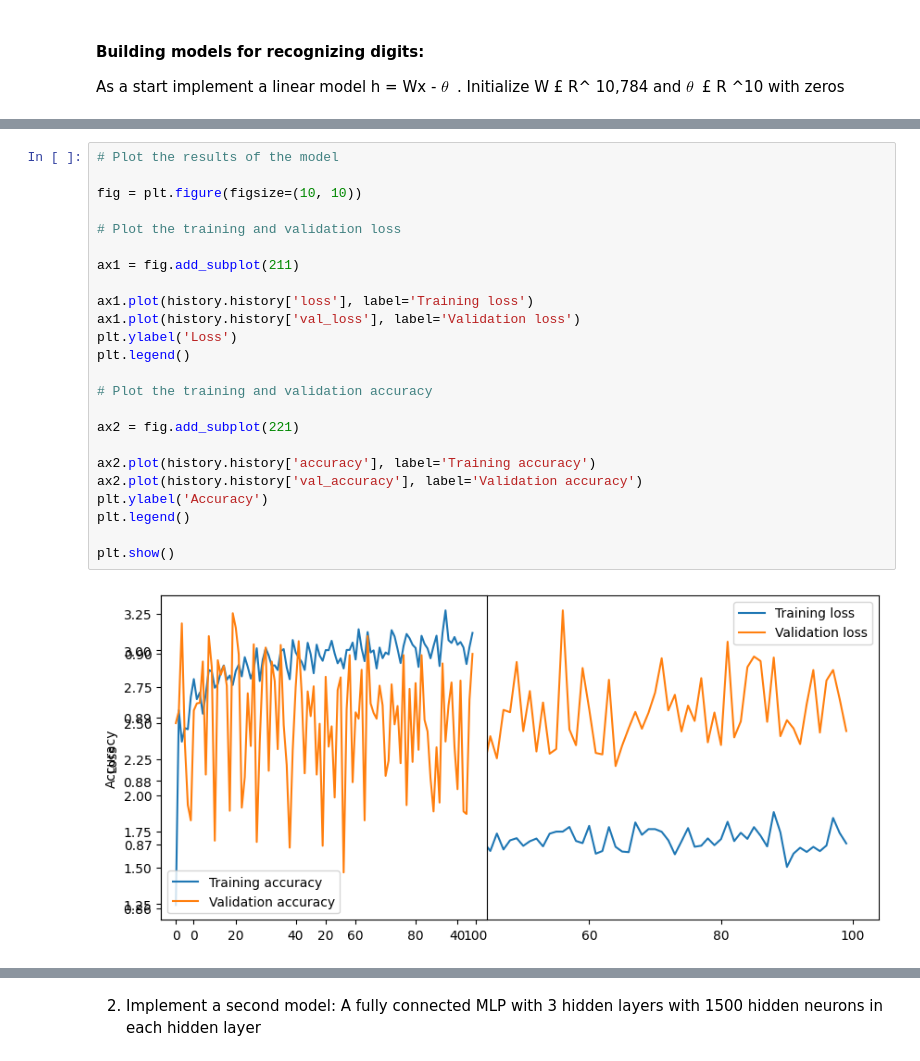
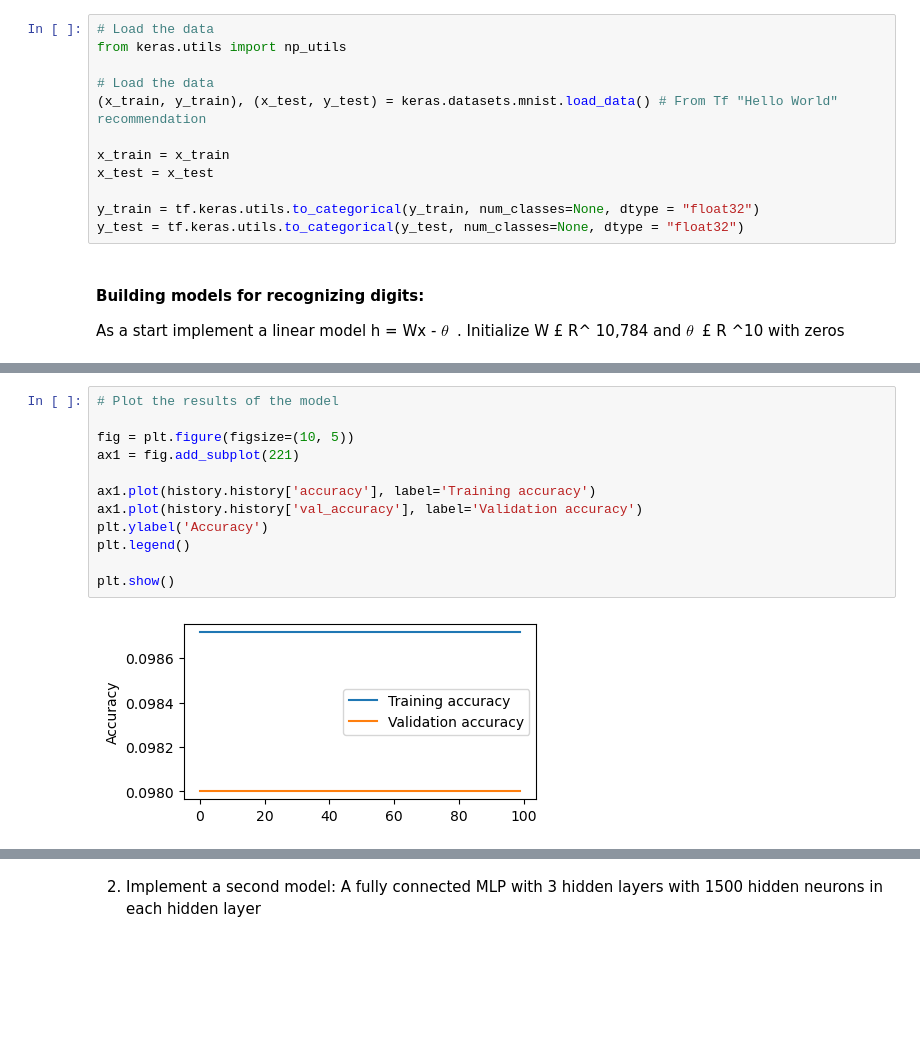
Before and after one commit to Javiermateor/Machine-Intelligence-I, a Jupyter notebook: Exercises/Exercise_06.ipynb, the cells around one changed output, grey strips where cells are left out. Saved outputs shown, nothing was run; the diff lists cells and outputs as text; blank space fills up the shorter version.

```diff
--- a/Exercises/Exercise_06.ipynb
+++ b/Exercises/Exercise_06.ipynb
@@ -35,3 +8,15 @@ KeyboardInterrupt:
+# %%
+# Load the data
+from keras.utils import np_utils
+
+# Load the data
+(x_train, y_train), (x_test, y_test) = keras.datasets.mnist.load_data() # From Tf "Hello World" recommendation
+
+x_train = x_train
+x_test = x_test
+
+y_train = tf.keras.utils.to_categorical(y_train, num_classes=None, dtype = "float32")
+y_test = tf.keras.utils.to_categorical(y_test, num_classes=None, dtype = "float32")
 # %% [markdown]
 #### Building models for recognizing digits:
 As a start implement a linear model  h = Wx - $ \theta\ $ . Initialize W £ R^ 10,784 and $ \theta\ $ £ R ^10  with zeros
@@ -90,26 +63,14 @@ Epoch 100/100
 # %%
 # Plot the results of the model
 
-fig = plt.figure(figsize=(10, 10))
+fig = plt.figure(figsize=(10, 5))
+ax1 = fig.add_subplot(221)
 
-# Plot the training and validation loss
-
-ax1 = fig.add_subplot(211)
-
-ax1.plot(history.history['loss'], label='Training loss')
-ax1.plot(history.history['val_loss'], label='Validation loss')
-plt.ylabel('Loss')
-plt.legend()
-
-# Plot the training and validation accuracy
-
-ax2 = fig.add_subplot(221)
-
-ax2.plot(history.history['accuracy'], label='Training accuracy')
-ax2.plot(history.history['val_accuracy'], label='Validation accuracy')
+ax1.plot(history.history['accuracy'], label='Training accuracy')
+ax1.plot(history.history['val_accuracy'], label='Validation accuracy')
 plt.ylabel('Accuracy')
 plt.legend()
 
 plt.show()
 # %% [output]
-[figure, old version]
+[figure, new version]
```
Also changed, not shown: parts of 15 cells of this notebook.
